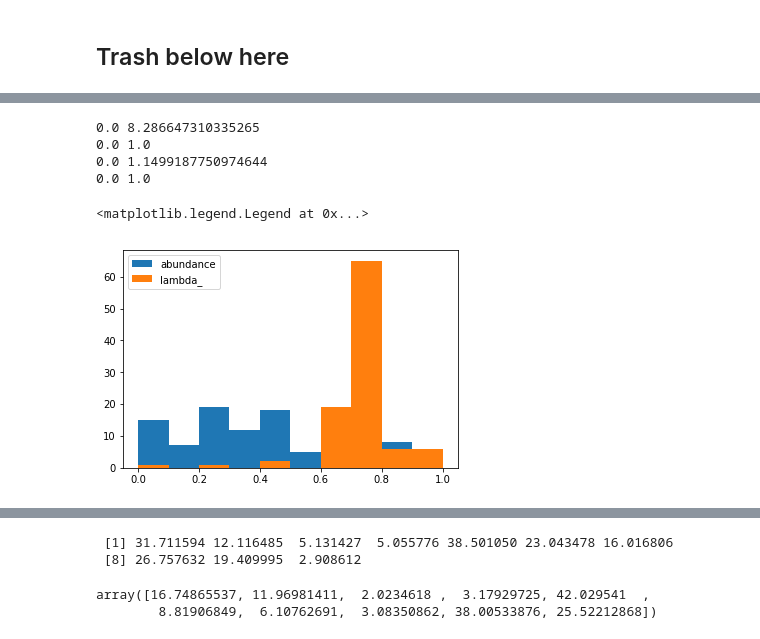
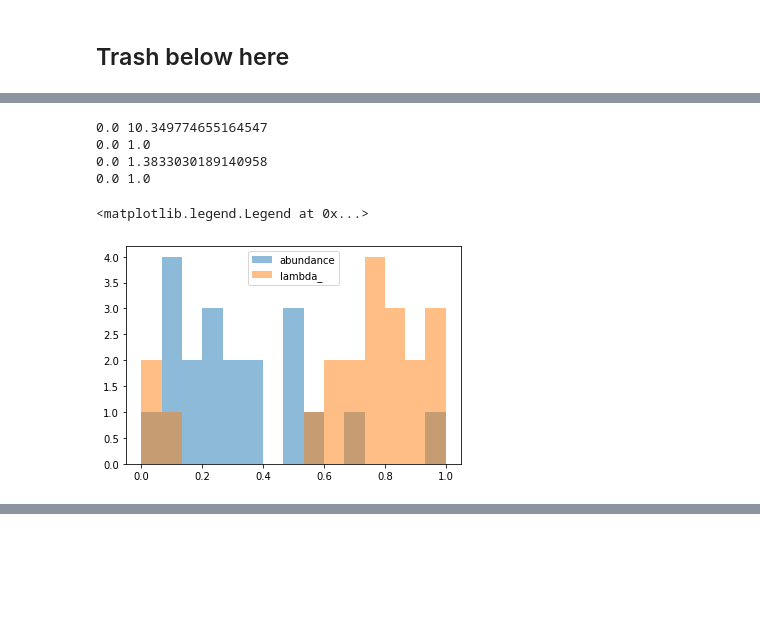
Before and after one commit to isaacovercast/PIED, a Jupyter notebook: jupyter-notebooks/_simulate_dev.ipynb, the cells around one changed output, grey strips where cells are left out. Drawn from its saved outputs; the diff is of its cells as text; code cells hidden in the pictures; blank space fills up the shorter version.

```diff
--- a/jupyter-notebooks/_simulate_dev.ipynb
+++ b/jupyter-notebooks/_simulate_dev.ipynb
@@ -278,3 +228,0 @@ Extinctions (per birth) 0 (0.0)
-# %%
-tre = bdtree_ibm(b=0.2, stop="taxa", n=20, t=5, process="abundance", speciation_rate_shifts=False, verbose=True, alpha=0)
-tre.draw()
@@ -413,10 +380,0 @@ for _ in range(10):
-# %%
-tre.draw()
-tips = tre.treenode.get_leaves()
-def nucleotide_diversity(node):
-    ts = msprime.simulate(sample_size=100, Ne=node.abundance, length=1000, mutation_rate=1e-8)
-    return ts.diversity(span_normalise=True)
-t = tips[0]
-t.abundance = 1000000
-tips[0].pi = nucleotide_diversity(t)
-tips[0].pi
@@ -477,5 +385,0 @@ for t in np.linspace(0.2, 3, 5):
-# %%
-tips = 40
-bs = np.linspace(0, 5)
-for _ in range(5):
-    plt.plot(bs, np.random.exponential(1/tips * bs))
@@ -529,7 +422,0 @@ rexp(20, 10)
-# %%
-tre = bd_ibm(b=.2, stop="taxa", n=10, t=10, sigma=.7, abundance=1, verbose=True)
-
-tips = tre.treenode.get_leaves()
-abunds = [str(x.abundance) for x in tips]
-tre.draw(tip_labels=abunds)
-tre.draw()
@@ -581,36 +423,26 @@ plt.hist(t2, alpha=0.5, bins=50)
 # %%
+tre.treenode.get_leaves()
 for feat in ["abundance", "lambda_"]:
     labs = np.array([getattr(x, feat) for x in tips])
     labc = np.log(labs)
     labc = labc - labc.min()
     print("{} {}".format(labc.min(), labc.max()))
     labc = (labc/labc.max())
     print("{} {}".format(labc.min(), labc.max()))
     cmap = cm.get_cmap("jet")
     cs = [cmap(float(x)) for x in labc]
     # tip labels _must_ be string
     labs = [str(x) for x in labs]
-    plt.hist(labc, label=feat)
+    plt.hist(labc, label=feat, bins=15, alpha=0.5)
     labc = [str(x) for x in labc]
     tre.draw(tip_labels=labs, node_labels="idx", tip_labels_colors=cs, width=500, height=1500)
 plt.legend()
 # %% [output]
-0.0 8.286647310335265
+0.0 10.349774655164547
 0.0 1.0
-0.0 1.1499187750974644
+0.0 1.3833030189140958
 0.0 1.0
 <matplotlib.legend.Legend at 0x...>
-[figure, old version]
+[figure, new version]
 [interactive output not drawn]
 [interactive output not drawn]
-# %%
-%%R
-rlnorm(10, meanlog=log(10), sdlog=1)
-# %% [output]
- [1] 31.711594 12.116485  5.131427  5.055776 38.501050 23.043478 16.016806
- [8] 26.757632 19.409995  2.908612
-# %%
-np.random.lognormal(np.log(10), 1, 10)
-# %% [output]
-array([16.74865537, 11.96981411,  2.0234618 ,  3.17929725, 42.029541  ,
-        8.81906849,  6.10762691,  3.08350862, 38.00533876, 25.52212868])
```
Also changed, not shown: parts of 19 cells of this notebook, 2 other files.
